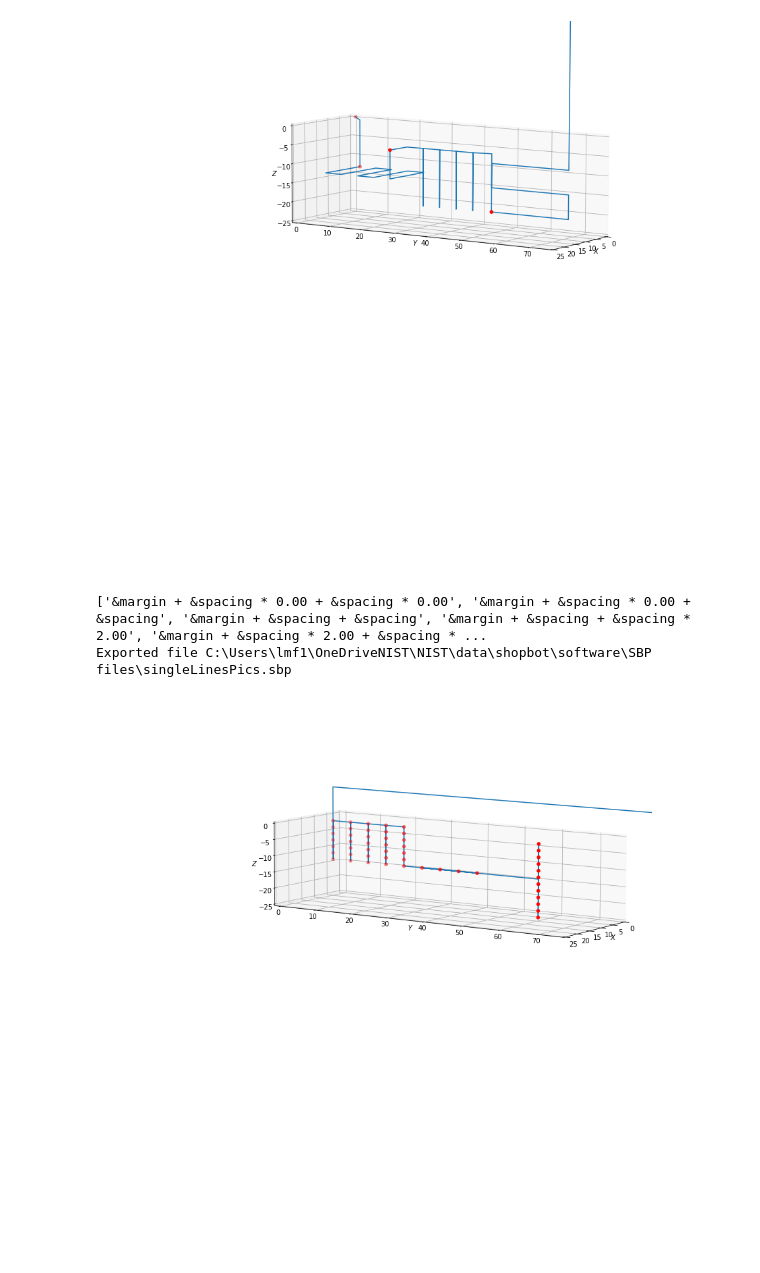
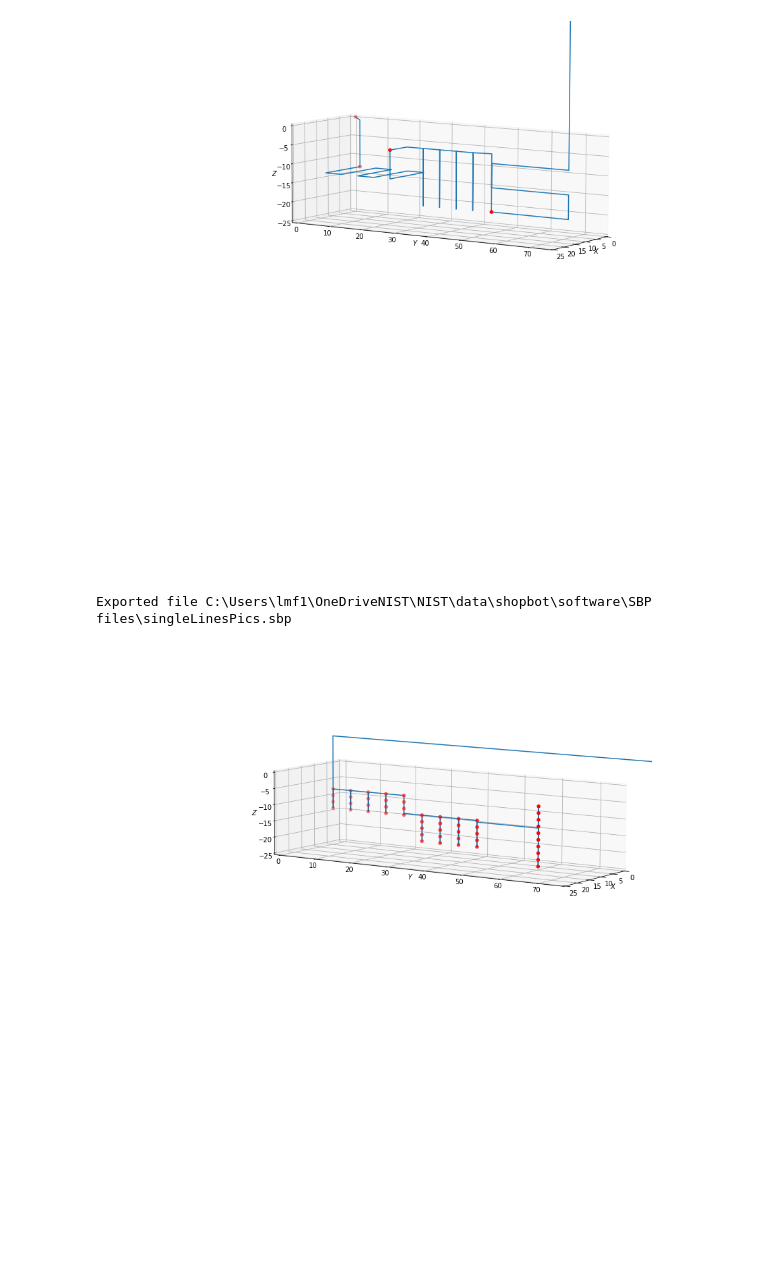
Before and after one commit to usnistgov/ShopbotPyQt, a Jupyter notebook: SBP files/sbpcreator.ipynb, the cells around one changed output. Drawn from its saved outputs; the diff is of its cells as text; code cells hidden in the pictures; blank space fills up the shorter version.

```diff
--- a/SBP files/sbpcreator.ipynb
+++ b/SBP files/sbpcreator.ipynb
@@ -266,10 +266,10 @@ total.export(os.path.join(r'C:\Users\lmf1\OneDriveNIST\NIST\data\shopbot\SBP fil
 Exported file C:\Users\lmf1\OneDriveNIST\NIST\data\shopbot\SBP files\singleLines.sbp
 [figure]
 # %%
-total = dv
+# total = dv
 
-# # total = total + sc.startingPoint(0,0,0)
-# # total.turnOn(3)
+# total = total + sc.startingPoint(0,0,0)
+# total.turnOn(3)
 
 # zz = sc.zigzag(lastPt=total)
 # zz.x0 = '&margin'
@@ -278,8 +278,7 @@ total = dv
 # zz.spacing1 = '&spacing'
 # zz.spacing2 = '&spacing'
 # zz.updateReps(slideH/2, margin, 1)
-# zz.sbp()
-# # total = total + zz
+# total = total + zz
 
 # xmed = slideW/2
 # v1 = sc.verts(lastPt=total)
@@ -287,8 +286,7 @@ total = dv
 # v1.zmax = '-&margin'
 # v1.zmin = '-&slideW+&margin'
 # v1.downdisp = 0
-# v1.sbp()
-# # total = total + v1
+# total = total + v1
 
 # zz4 = sc.zigzag(lastPt = total)
 # zz4.x0 = sc.p(v1.shortlist[0], '-&nd')
@@ -299,43 +297,47 @@ total = dv
 # zz4.spacing1 = '&spacing*1.25'
 # zz4.spacing2 = '&spacing*1.25'
 # zz4.reps=3
 # zz4.width = '&spacing*4.5'
-# zz4.sbp()
-# # total = total + zz4
+# total = total + zz4
+import copy
 
-# # total.turnOff(3)
+total = copy.deepcopy(dv)
+
+total.turnOn(3)
 
 
-pic = sc.pics(channel=2, wait=5, lastPt=zz4)
+pic = sc.pics(channel=2, wait=2, lastPt=zz4)
 pic.my(sc.mean(zz4.longlist[0], zz4.longlist[-1]))
-for z in np.arange(-24, 0, 2):
+for z in np.arange(-24, -4, 2):
     pic.mz(z)
     pic.snap()
+
 pic.mz(sc.mean(v1.zmax, v1.zmin))
-l1 = v1.longlist
-l1.reverse()
+l1 = copy.deepcopy(v1.longlist)
+# l1.reverse()
 for y in l1:
     pic.my(y)
-    pic.snap()
+    for z in np.arange(-20, -10, 2):
+        pic.mz(z)
+        pic.snap()
 
 # print(pic.convertPts(pic.positions))
 
-yli = zz.shortlist
-yli.reverse()
+yli = copy.deepcopy(zz.shortlist)
+# yli.reverse()
 for y in yli:
     pic.my(y)
-    for zadd in range(0, 14, 2):
+    for zadd in range(0, 8, 2):
         pic.mz(sc.p(zz.z0, zadd))
         pic.snap()
 total = total+pic
 
 
 
 total.withdraw()
 # print(total.convertFile(['margin', 'slideW', 'spacing', 'slideH']))
 total.plot(ele=10)
 total.export(os.path.join(r'C:\Users\lmf1\OneDriveNIST\NIST\data\shopbot\software\SBP files\singleLinesPics.sbp'), [])
 # %% [output]
-['&margin + &spacing * 0.00 + &spacing * 0.00', '&margin + &spacing * 0.00 + &spacing', '&margin + &spacing + &spacing', '&margin + &spacing + &spacing * 2.00', '&margin + &spacing * 2.00 + &spacing * ...
 Exported file C:\Users\lmf1\OneDriveNIST\NIST\data\shopbot\software\SBP files\singleLinesPics.sbp
-[figure, old version]
+[figure, new version]
```
Also changed, not shown: 8 other files.
